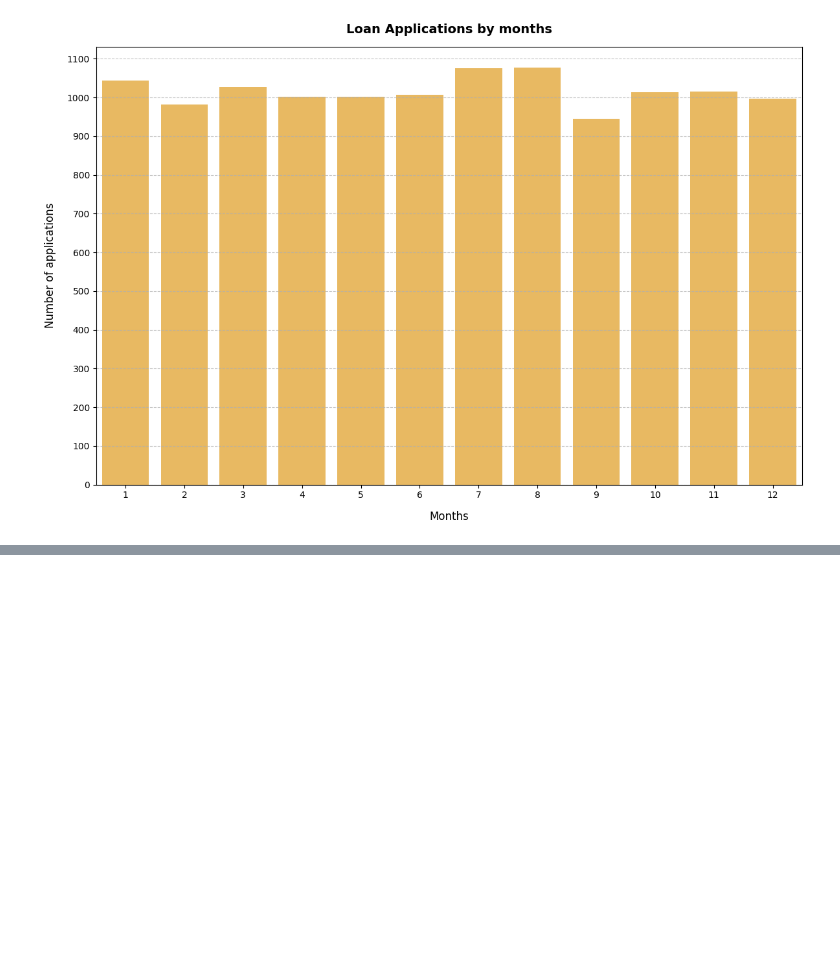
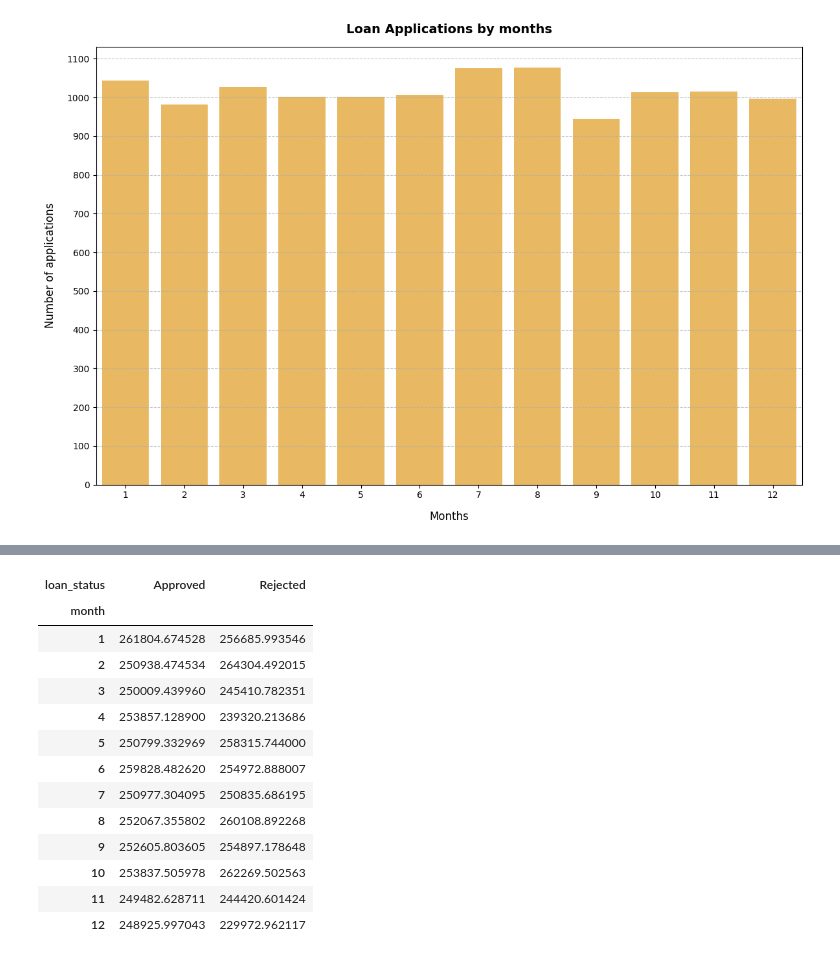
Before and after one commit to Hashim-baya/Data_Science, a Jupyter notebook: Bank Loan Dataset/notebooks/04_eda.ipynb, the cells around one changed output, grey strips where cells are left out. Cells and saved outputs as stored; diff of their text form; code cells hidden in the pictures; blank space fills up the shorter version.

```diff
--- a/Bank Loan Dataset/notebooks/04_eda.ipynb
+++ b/Bank Loan Dataset/notebooks/04_eda.ipynb
@@ -162,0 +173,18 @@ plt.savefig('../reports/figures/Loan_Application_Months.png')
+# %%
+loan_amount_pivot = bank_loans.pivot_table(index='month', columns='loan_status', values='loan_amount')
+loan_amount_pivot
+# %% [output]
+| loan_status | Approved | Rejected |
+| month |  |  |
+| 1 | 261804.674528 | 256685.993546 |
+| 2 | 250938.474534 | 264304.492015 |
+| 3 | 250009.439960 | 245410.782351 |
+| 4 | 253857.128900 | 239320.213686 |
+| 5 | 250799.332969 | 258315.744000 |
+| 6 | 259828.482620 | 254972.888007 |
+| 7 | 250977.304095 | 250835.686195 |
+| 8 | 252067.355802 | 260108.892268 |
+| 9 | 252605.803605 | 254897.178648 |
+| 10 | 253837.505978 | 262269.502563 |
+| 11 | 249482.628711 | 244420.601424 |
+| 12 | 248925.997043 | 229972.962117 |
```
Also changed, not shown: parts of 2 cells of this notebook, 3 other files.
